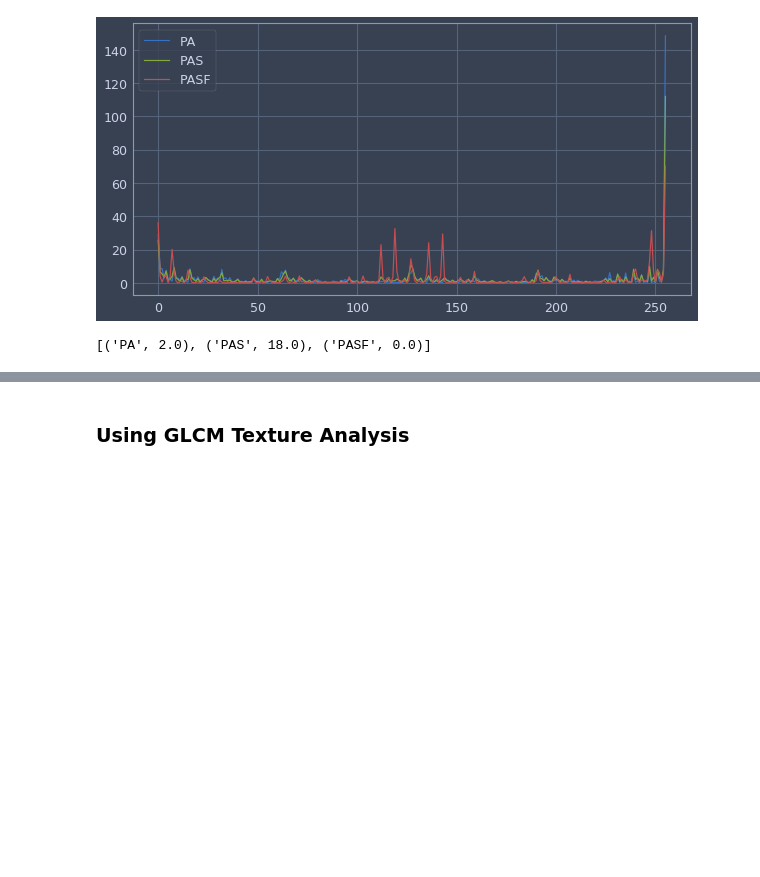
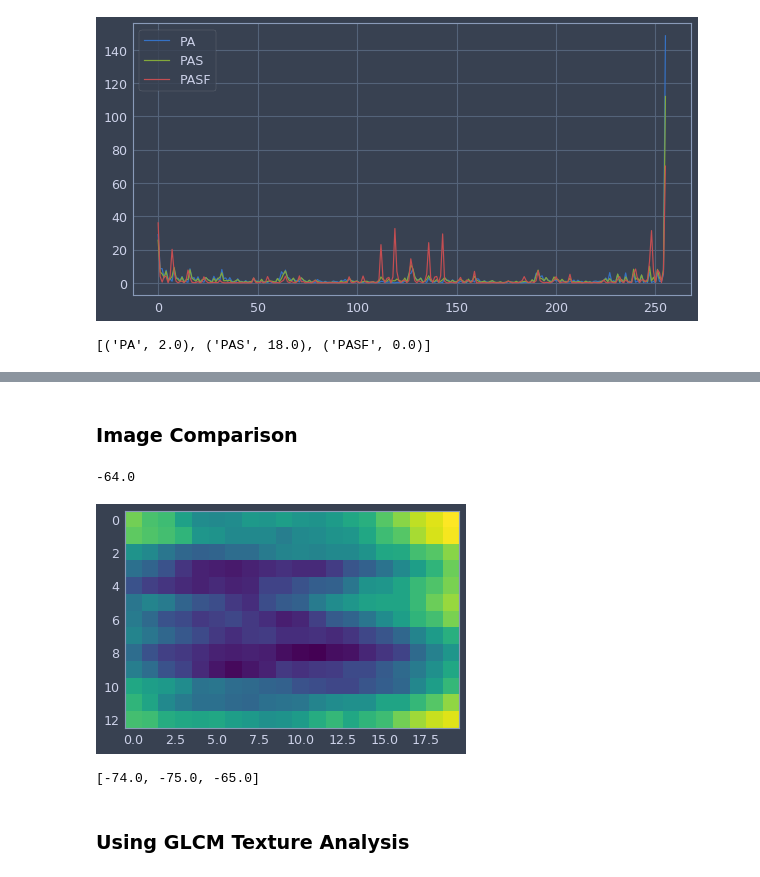
Before and after one commit to WavyV/ABM_RocketMan, a Jupyter notebook: src/Fiona/Analysis Testing.ipynb, the cells around one changed output, grey strips where cells are left out. Saved outputs shown, nothing was run; the diff lists cells and outputs as text; code cells hidden in the pictures; blank space fills up the shorter version.

```diff
--- a/src/Fiona/Analysis Testing.ipynb
+++ b/src/Fiona/Analysis Testing.ipynb
@@ -377,3 +469,29 @@ print([s for s in zip(lbp_profile_names, classification)])
+# %% [markdown]
+### Image Comparison
+# %%
+model = load_model_state("./test_models/model_f10.pkl", True)
+
+corr = signal.correlate2d(seat_data, model, mode='same', boundary='fill')
+
+plt.imshow(corr)
+plt.grid(False)
+print(np.max(corr))
+plt.show()
+# %% [output]
+-64.0
+[figure, added]
+# %%
+corrs = []
+models = [load_model_state("./test_models/model_pa0.pkl", True),
+          load_model_state("./test_models/model_s0.pkl", True),
+          load_model_state("./test_models/model_f0.pkl", True)]
+
+for p in models:
+    corrs.append(np.max(signal.correlate2d(seat_data, p, mode='same', boundary='fill')))
+
+corrs
+# %% [output]
+[-74.0, -75.0, -65.0]
 # %% [markdown]
 ### Using GLCM Texture Analysis
 # %%
```
Also changed, not shown: parts of 21 cells of this notebook, 1 other file.
